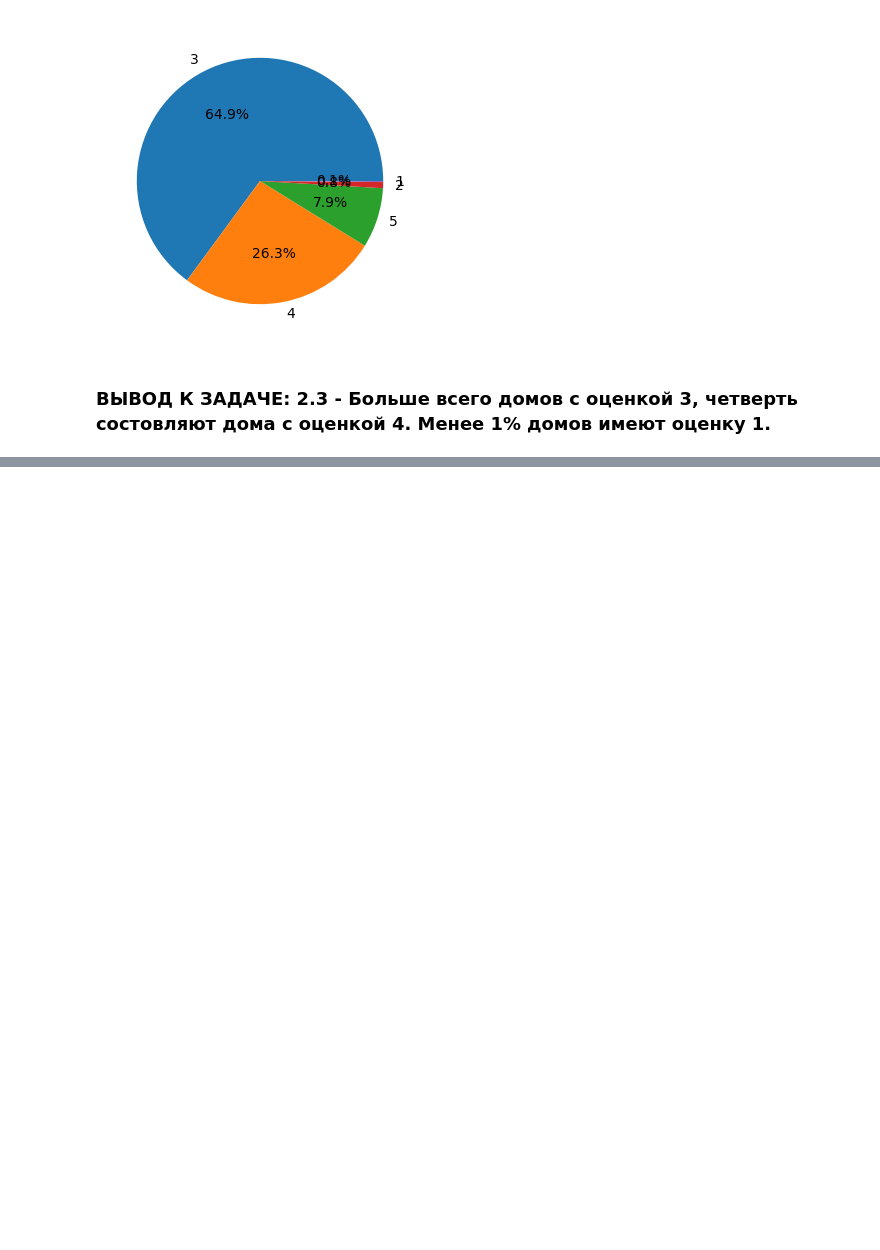
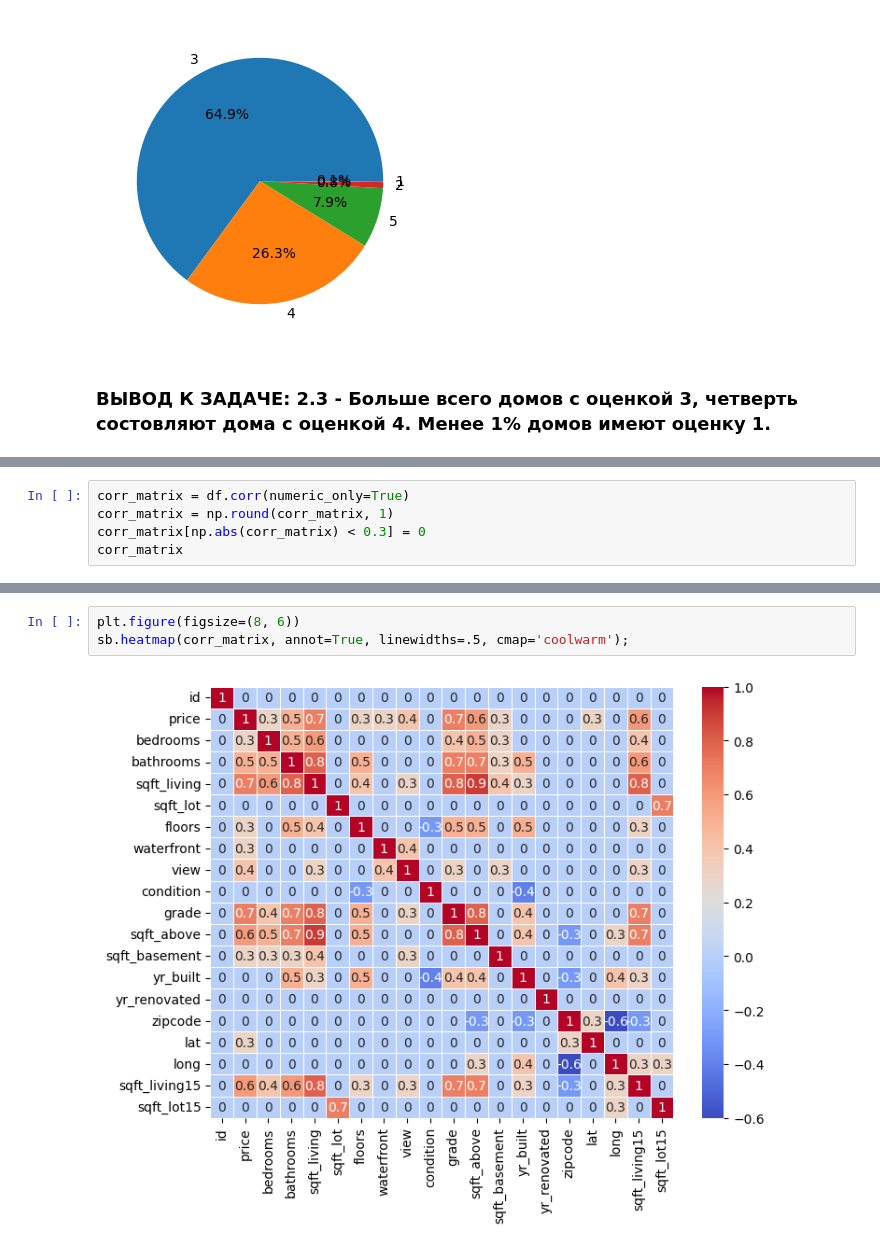
Before and after one commit to StanislavLukovskiy/HW_4Analytics, a Jupyter notebook: HW_4.ipynb, the cells around one changed output, grey strips where cells are left out. Cells and saved outputs as stored; diff of their text form; blank space fills up the shorter version.

```diff
--- a/HW_4.ipynb
+++ b/HW_4.ipynb
@@ -208,0 +211,5 @@ plt.pie(data, autopct='%1.1f%%', labels=data.index);
+# %%
+corr_matrix = df.corr(numeric_only=True)
+corr_matrix = np.round(corr_matrix, 1)
+corr_matrix[np.abs(corr_matrix) < 0.3] = 0
+corr_matrix
@@ -208,0 +234,5 @@ plt.pie(data, autopct='%1.1f%%', labels=data.index);
+# %%
+plt.figure(figsize=(8, 6))
+sb.heatmap(corr_matrix, annot=True, linewidths=.5, cmap='coolwarm');
+# %% [output]
+[figure, added]
```
Also changed, not shown: parts of 10 cells of this notebook.
